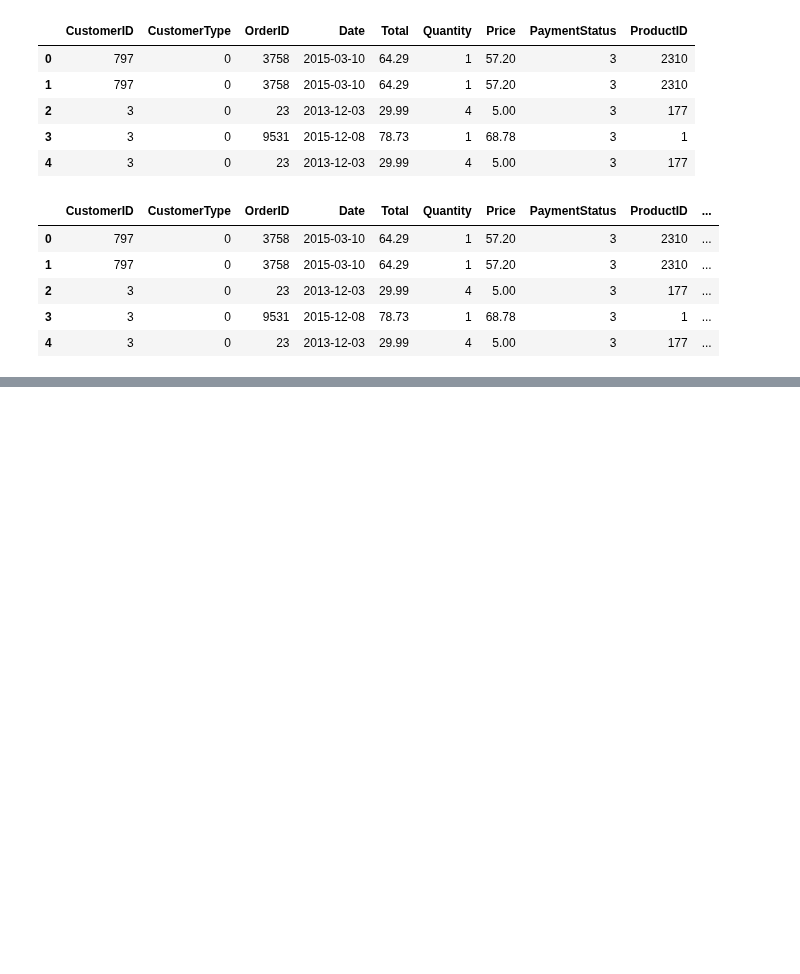
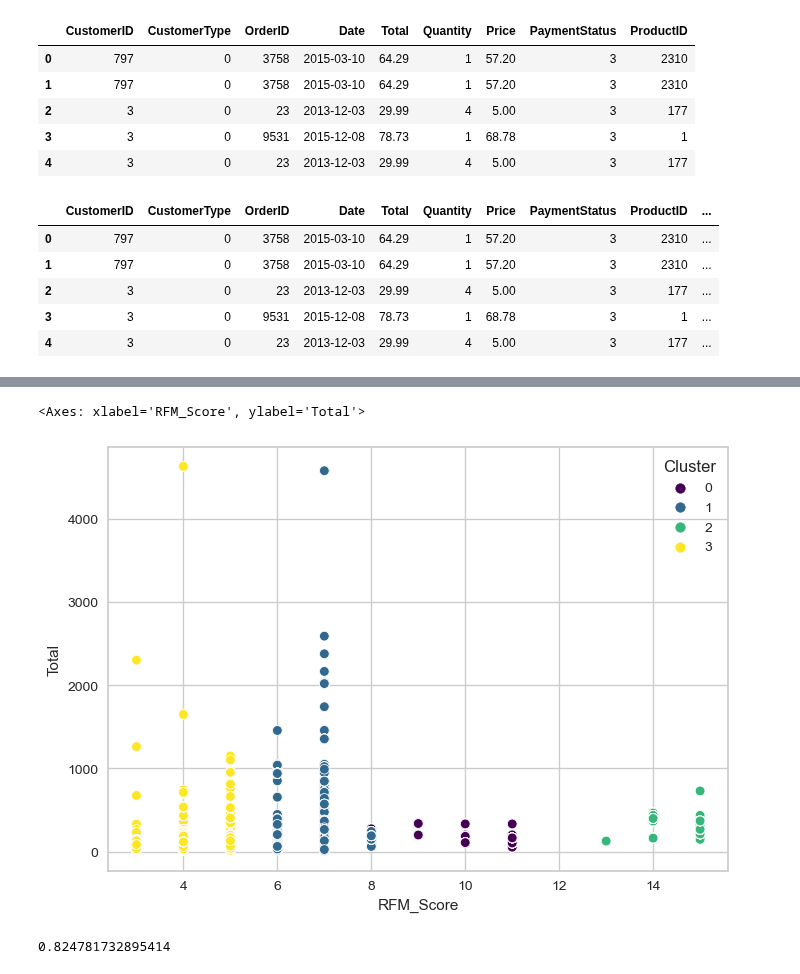
Before and after one commit to zafermesut/ai-crash-course, a Jupyter notebook: Homeworks/Customer Segmentation/Customer Segmentation.ipynb, the cells around one changed output, grey strips where cells are left out. Saved outputs shown, nothing was run; the diff lists cells and outputs as text; code cells hidden in the pictures; blank space fills up the shorter version.

```diff
--- a/Homeworks/Customer Segmentation/Customer Segmentation.ipynb
+++ b/Homeworks/Customer Segmentation/Customer Segmentation.ipynb
@@ -320,0 +339,9 @@ Text(0, 0.5, 'Quantity')
+# %%
+sns.scatterplot(x=x.RFM_Score, y=df.Total, hue=x.Cluster, palette='viridis')
+# %% [output]
+<Axes: xlabel='RFM_Score', ylabel='Total'>
+[figure, added]
+# %%
+silhouette_score(x, pred)
+# %% [output]
+0.824781732895414
```
Also changed, not shown: parts of 12 cells of this notebook.
